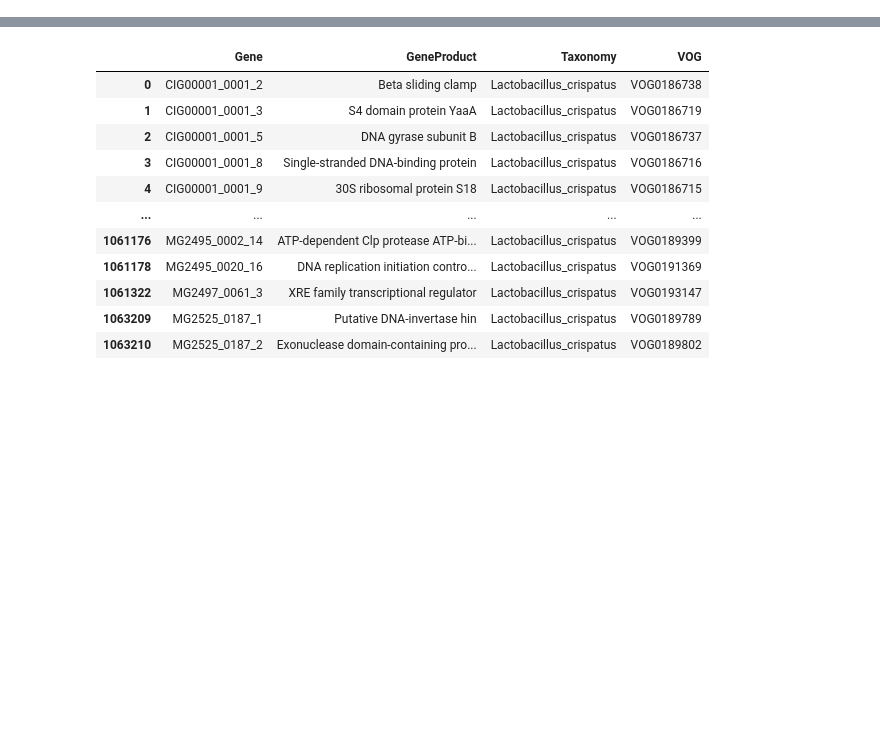
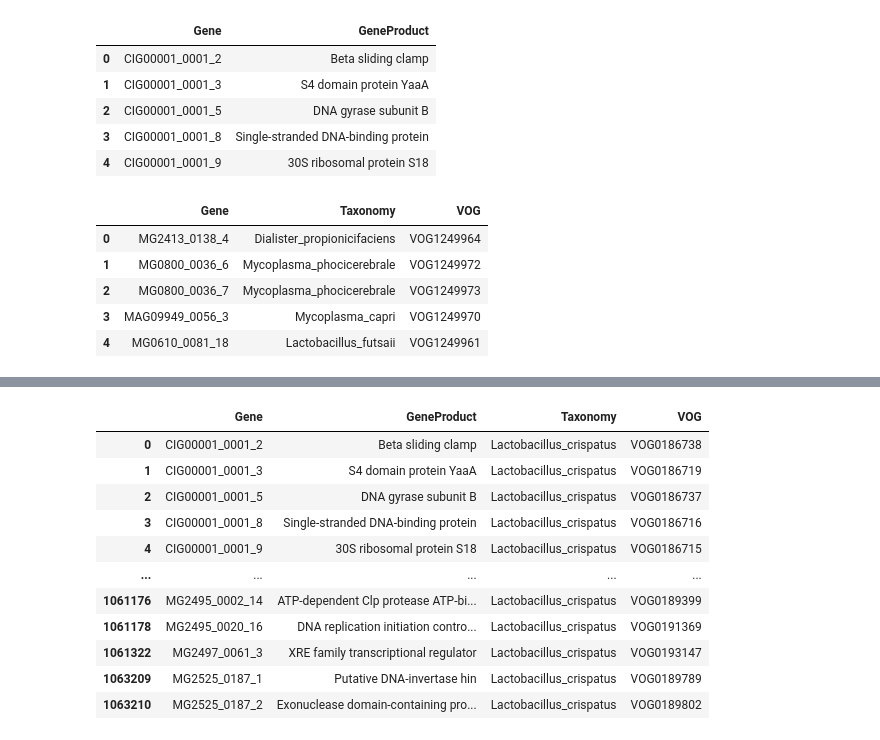
Before and after one commit to AmauryMaros/MgCSTs2, a Jupyter notebook: Python_notebooks/VOG_gene_product.ipynb, the cells around one changed output, grey strips where cells are left out. Drawn from its saved outputs; the diff is of its cells as text; code cells hidden in the pictures; blank space fills up the shorter version.

```diff
--- a/Python_notebooks/VOG_gene_product.ipynb
+++ b/Python_notebooks/VOG_gene_product.ipynb
@@ -3,4 +3,20 @@ import pandas as pd
 
 GeneProduct = pd.read_csv("/Users/amaros/Documents/mgCSTs2/SOURCE_DATA/6.VIRGO2.geneProduct.txt", sep='\t')
 VOG = pd.read_csv("/Users/amaros/Documents/mgCSTs2/SOURCE_DATA/VIRGO2_VOGkey.txt", sep='\t')
+# %%
+display(GeneProduct.head())
+display(VOG.head())
+# %% [output]
+|  | Gene | GeneProduct |
+| 0 | CIG00001_0001_2 | Beta sliding clamp |
+| 1 | CIG00001_0001_3 | S4 domain protein YaaA |
+| 2 | CIG00001_0001_5 | DNA gyrase subunit B |
+| 3 | CIG00001_0001_8 | Single-stranded DNA-binding protein |
+| 4 | CIG00001_0001_9 | 30S ribosomal protein S18 |
+|  | Gene | Taxonomy | VOG |
+| 0 | MG2413_0138_4 | Dialister_propionicifaciens | VOG1249964 |
+| 1 | MG0800_0036_6 | Mycoplasma_phocicerebrale | VOG1249972 |
+| 2 | MG0800_0036_7 | Mycoplasma_phocicerebrale | VOG1249973 |
+| 3 | MAG09949_0056_3 | Mycoplasma_capri | VOG1249970 |
+| 4 | MG0610_0081_18 | Lactobacillus_futsaii | VOG1249961 |
 # %%
```
Also changed, not shown: parts of 6 cells of this notebook, 8 other files.
